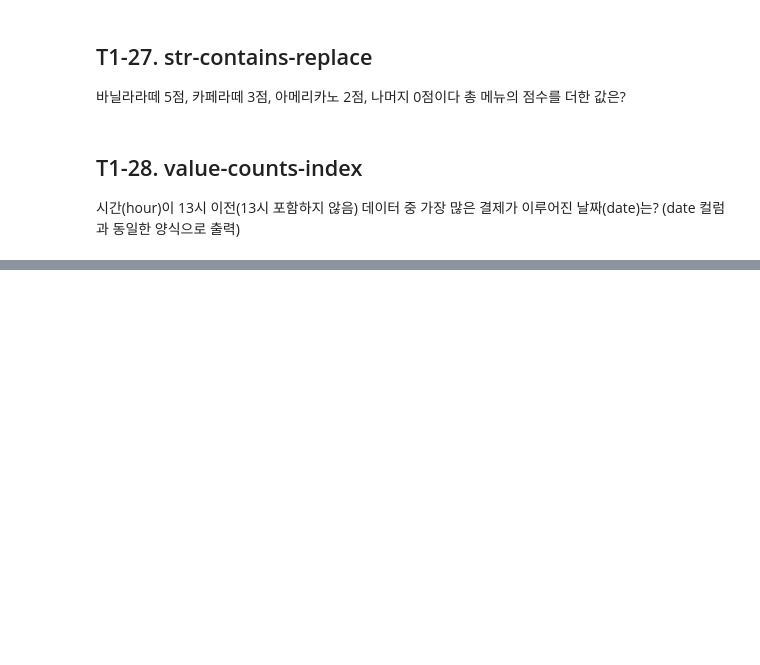
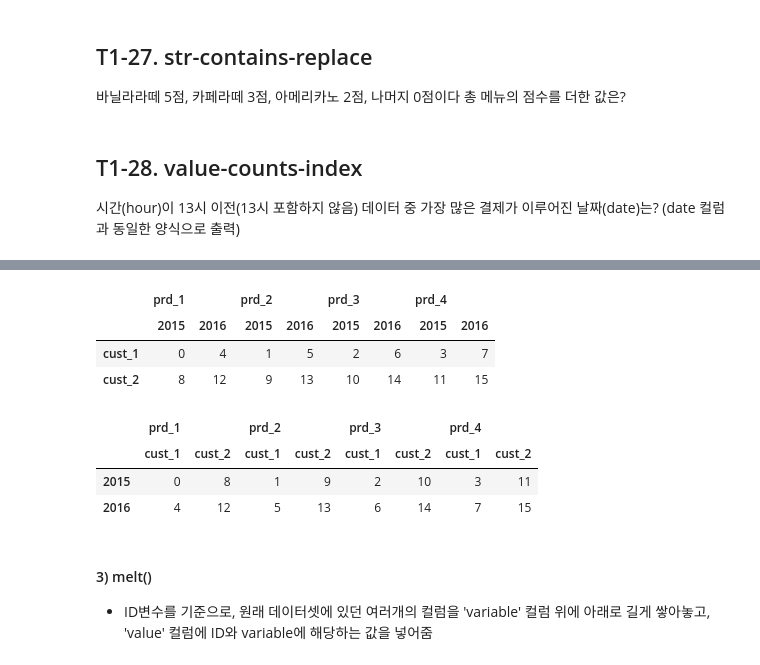
Before and after one commit to sttmy/TIL, a Jupyter notebook: AFTER TYPE1.ipynb, the cells around one changed output, grey strips where cells are left out. Saved outputs shown, nothing was run; the diff lists cells and outputs as text; code cells hidden in the pictures; blank space fills up the shorter version.

```diff
--- a/AFTER TYPE1.ipynb
+++ b/AFTER TYPE1.ipynb
@@ -677,0 +758,6 @@ df.menu.map(m).fillna(0).sum()
+# %%
+data = pd.DataFrame(data=np.arange(16).reshape(4, 4),
+                 index=pd.MultiIndex.from_tuples([('cust_1', '2015'), ('cust_1', '2016'),('cust_2', '2015'), ('cust_2', '2016')]),
+                 columns=['prd_1', 'prd_2', 'prd_3', 'prd_4'],
+                 dtype='int')
+data
@@ -677,0 +810,17 @@ df.menu.map(m).fillna(0).sum()
+# %%
+data.unstack(level = 1)  # default
+# %% [output]
+|  | prd_1 |  | prd_2 |  | prd_3 |  | prd_4 |  |
+|  | 2015 | 2016 | 2015 | 2016 | 2015 | 2016 | 2015 | 2016 |
+| cust_1 | 0 | 4 | 1 | 5 | 2 | 6 | 3 | 7 |
+| cust_2 | 8 | 12 | 9 | 13 | 10 | 14 | 11 | 15 |
+# %%
+data.unstack(level = 0)
+# %% [output]
+|  | prd_1 |  | prd_2 |  | prd_3 |  | prd_4 |  |
+|  | cust_1 | cust_2 | cust_1 | cust_2 | cust_1 | cust_2 | cust_1 | cust_2 |
+| 2015 | 0 | 8 | 1 | 9 | 2 | 10 | 3 | 11 |
+| 2016 | 4 | 12 | 5 | 13 | 6 | 14 | 7 | 15 |
+# %% [markdown]
+#### 3) melt()
+- ID변수를 기준으로, 원래 데이터셋에 있던 여러개의 컬럼을 'variable' 컬럼 위에 아래로 길게 쌓아놓고, 'value' 컬럼에 ID와 variable에 해당하는 값을 넣어줌
```
Also changed, not shown: parts of 33 cells of this notebook, 3 other files.
